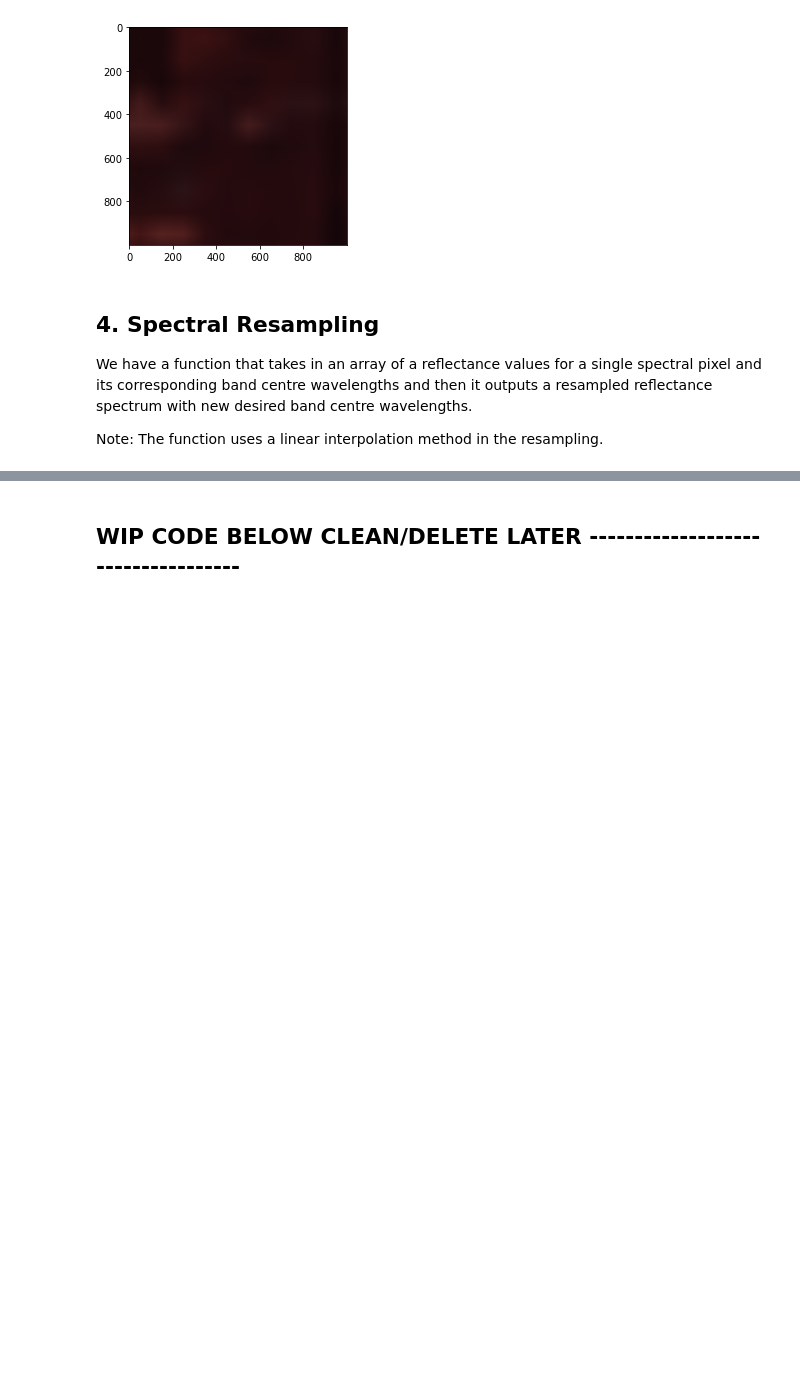
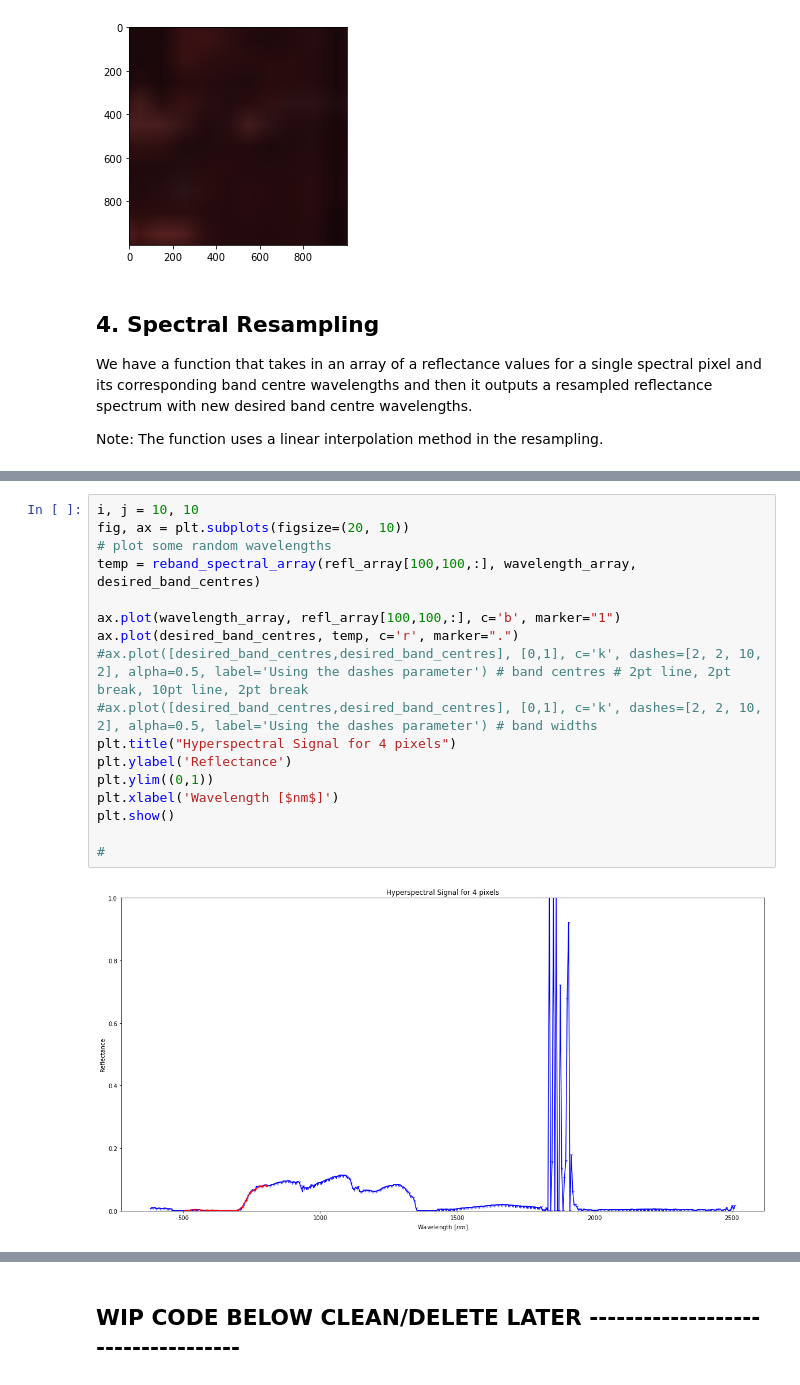
Before and after one commit to cjstewart/hyperspectral-project, a Jupyter notebook: notebooks/hyperspectral_EDA.ipynb, the cells around one changed output, grey strips where cells are left out. Cells and saved outputs as stored; diff of their text form; blank space fills up the shorter version.

```diff
--- a/notebooks/hyperspectral_EDA.ipynb
+++ b/notebooks/hyperspectral_EDA.ipynb
@@ -596,3 +598,22 @@ array([0.00360584, 0.00796579, 0.01081658, 0.00945198, 0.00695979,
+# %%
+i, j = 10, 10
+fig, ax = plt.subplots(figsize=(20, 10))
+# plot some random wavelengths
+temp = reband_spectral_array(refl_array[100,100,:], wavelength_array, desired_band_centres)
+
+ax.plot(wavelength_array, refl_array[100,100,:], c='b', marker="1")
+ax.plot(desired_band_centres, temp, c='r', marker=".")
+#ax.plot([desired_band_centres,desired_band_centres], [0,1], c='k', dashes=[2, 2, 10, 2], alpha=0.5, label='Using the dashes parameter') # band centres # 2pt line, 2pt break, 10pt line, 2pt break
+#ax.plot([desired_band_centres,desired_band_centres], [0,1], c='k', dashes=[2, 2, 10, 2], alpha=0.5, label='Using the dashes parameter') # band widths
+plt.title("Hyperspectral Signal for 4 pixels")
+plt.ylabel('Reflectance')
+plt.ylim((0,1))
+plt.xlabel('Wavelength [$nm$]')
+plt.show()
+
+#
+# %% [output]
+[figure, added]
 # %%
 i, j = 10, 10
 fig, ax = plt.subplots(figsize=(20, 10))
```
Also changed, not shown: parts of 35 cells of this notebook.
